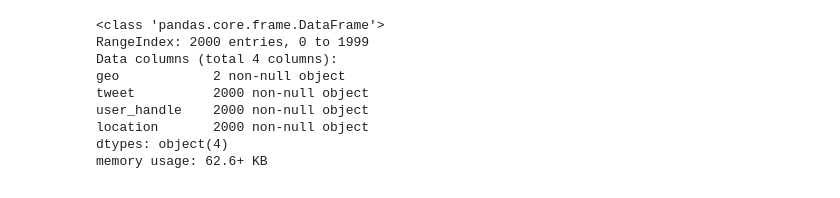
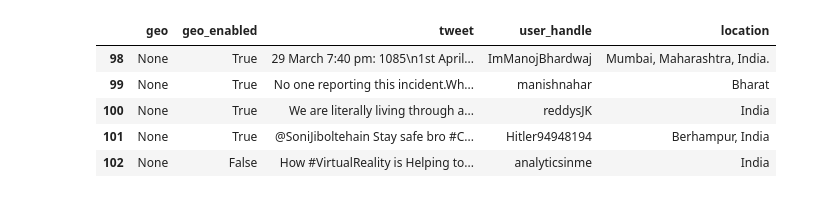
Before and after one commit to subhasisj/python-projects, a Jupyter notebook: Machine_Learning_Projects/COVID-19/Notebooks/Scraping_Tweets.ipynb, the cells around one changed output. Saved outputs shown, nothing was run; the diff lists cells and outputs as text; code cells hidden in the pictures.

```diff
--- a/Machine_Learning_Projects/COVID-19/Notebooks/Scraping_Tweets.ipynb
+++ b/Machine_Learning_Projects/COVID-19/Notebooks/Scraping_Tweets.ipynb
@@ -19,22 +16,31 @@ date_since = '2020-03-27'
+# %%
+# Search for Tweets tweeted from in and around Bangalore
+latitude = 12.971599    # geographical centre of search
+longitude = 77.594563    # geographical centre of search
+max_range = 1000           # search range in kilometres
+num_results = 1000      # minimum results to obtain
+
+search_words = '#corona OR #covid19 OR #covid OR #vaccine OR #bangalore'
+date_since = '2020-03-24'
 # %%
 tweets = tweepy.Cursor(api.search ,
-                       q = search_words,
+                       q =search_words,
                        lang = 'en',
+                       geocode = "%f,%f,%dkm" % (latitude, longitude, max_range),
                        since = date_since
-                      ).items(2000)
+                      ).items(num_results)
 # %%
-tweet_list = [[ tweet.geo, tweet.text, tweet.user.screen_name, tweet.user.location ] for tweet in tqdm_notebook(tweets,total = 2000)]
+tweet_list = [[ tweet.geo,tweet.user.geo_enabled, tweet.text, tweet.user.screen_name, tweet.user.location ] \
+              for tweet in tqdm_notebook(tweets,total = num_results)
+              if (not tweet.retweeted) and ('RT @' not in tweet.text)]
 # %%
-df_tweets = pd.DataFrame(tweet_list, columns = ['geo', 'tweet' , 'user_handle','location'])
+df_tweets = pd.DataFrame(tweet_list, columns = ['geo','geo_enabled', 'tweet' , 'user_handle','location'])
 # %%
-df_tweets.info()
+df_tweets.tail()
 # %% [output]
-<class 'pandas.core.frame.DataFrame'>
-RangeIndex: 2000 entries, 0 to 1999
-Data columns (total 4 columns):
-geo            2 non-null object
-tweet          2000 non-null object
-user_handle    2000 non-null object
-location       2000 non-null object
-dtypes: object(4)
-memory usage: 62.6+ KB
+|  | geo | geo_enabled | tweet | user_handle | location |
+| 98 | None | True | 29 March 7:40 pm: 1085\n1st April... | ImManojBhardwaj | Mumbai, Maharashtra, India. |
+| 99 | None | True | No one reporting this incident.Wh... | manishnahar | Bharat |
+| 100 | None | True | We are literally living through a... | reddysJK | India |
+| 101 | None | True | @SoniJiboltehain Stay safe bro #C... | Hitler94948194 | Berhampur, India |
+| 102 | None | False | How #VirtualReality is Helping to... | analyticsinme | India |
```
Also changed, not shown: parts of 6 cells of this notebook, 9 other files.
